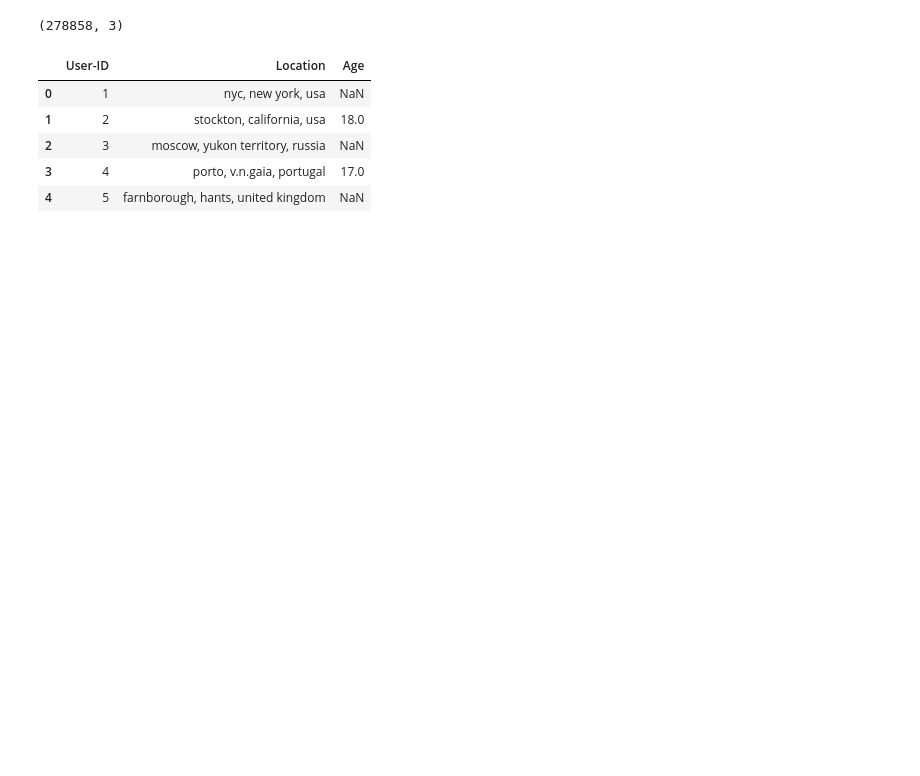
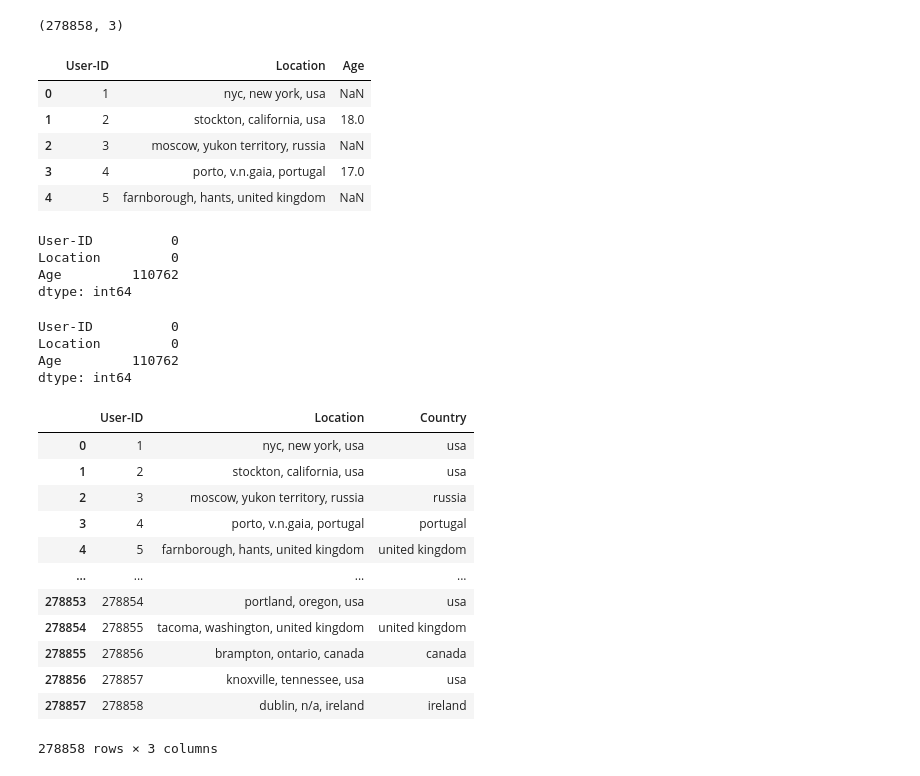
Before and after one commit to Abdel-Matinou/MLproject, a Jupyter notebook: project.ipynb, the cells around one changed output. Saved outputs shown, nothing was run; the diff lists cells and outputs as text; code cells hidden in the pictures; blank space fills up the shorter version.

```diff
--- a/project.ipynb
+++ b/project.ipynb
@@ -14,7 +54,7 @@ import dtale
 # %%
-#importing data set
-df_books = pd.read_csv('./dataset/Books.csv')
+# Load the data
+df_books = pd.read_csv('./dataset/Books.csv', low_memory=False)
 #rating data set
 df_ratings = pd.read_csv('./dataset/Ratings.csv')
-#users data set
-df_users = pd.read_csv('./dataset/Users.csv')
+#user data set
+df_users = pd.read_csv('./dataset/Users.csv', low_memory= False)
@@ -57,3 +175,26 @@ df_users.head()
 | 2 | 3 | moscow, yukon territory, russia | NaN |
 | 3 | 4 | porto, v.n.gaia, portugal | 17.0 |
 | 4 | 5 | farnborough, hants, united kingdom | NaN |
+# %%
+df_users.isna().sum()
+# %% [output]
+User-ID          0
+Location         0
+Age         110762
+dtype: int64
+# %%
+df_users.isnull().sum()
+# %% [output]
+User-ID          0
+Location         0
+Age         110762
+dtype: int64
+# %%
+# we'll drop Age column
+df_users = df_users.drop(columns='Age', axis=1)
+# %%
+# We will keep only the country in the location
+df_users['Country'] = df_users['Location'].apply(lambda x: (x.split(',')[-1]).lstrip())
+# drop old location
+
+df_users_loc = df_users.drop('Location', axis=1)
@@ -59,0 +203,16 @@ df_users.head()
+# %%
+df_users
+# %% [output]
+|  | User-ID | Location | Country |
+| 0 | 1 | nyc, new york, usa | usa |
+| 1 | 2 | stockton, california, usa | usa |
+| 2 | 3 | moscow, yukon territory, russia | russia |
+| 3 | 4 | porto, v.n.gaia, portugal | portugal |
+| 4 | 5 | farnborough, hants, united kingdom | united kingdom |
+| ... | ... | ... | ... |
+| 278853 | 278854 | portland, oregon, usa | usa |
+| 278854 | 278855 | tacoma, washington, united kingdom | united kingdom |
+| 278855 | 278856 | brampton, ontario, canada | canada |
+| 278856 | 278857 | knoxville, tennessee, usa | usa |
+| 278857 | 278858 | dublin, n/a, ireland | ireland |
+278858 rows × 3 columns
```
Also changed, not shown: parts of 57 cells of this notebook, 7 other files.
